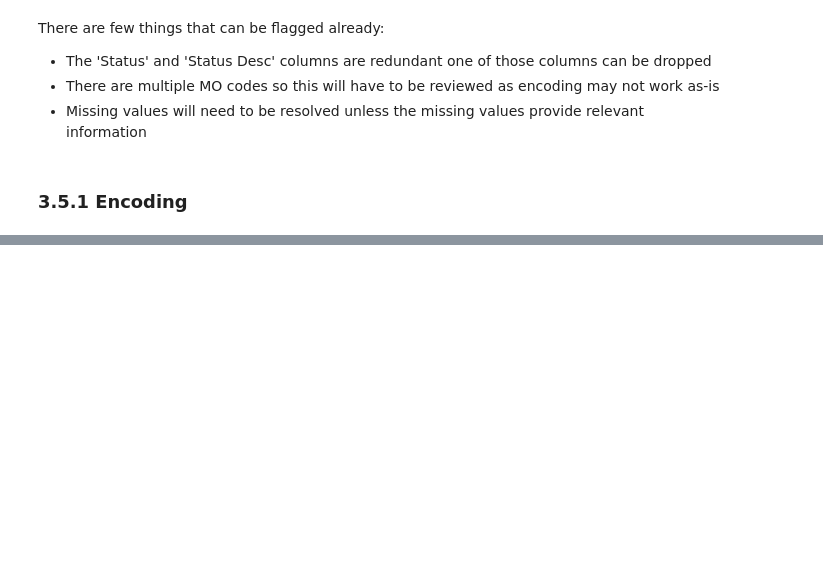
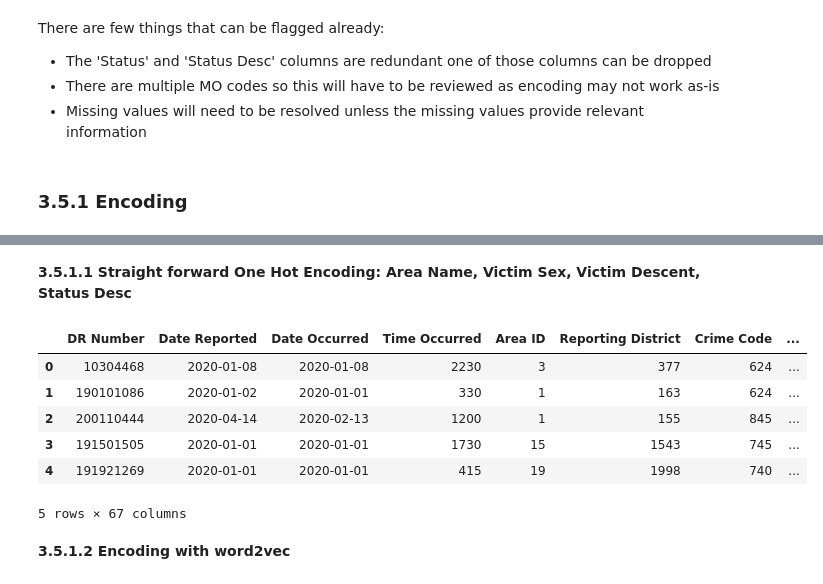
Before and after one commit to OCD0505/Springboard-Capstone-Project-Two, a Jupyter notebook: notebooks/3.0-faa-pre-processing-and-training-data-development.ipynb, the cells around one changed output, grey strips where cells are left out. Drawn from its saved outputs; the diff is of its cells as text; code cells hidden in the pictures; blank space fills up the shorter version.

```diff
--- a/notebooks/3.0-faa-pre-processing-and-training-data-development.ipynb
+++ b/notebooks/3.0-faa-pre-processing-and-training-data-development.ipynb
@@ -101,6 +117,11 @@ crimedf.drop(columns="Status", inplace=True)
 # unnamed 0: column has no information as it is the duplicate of the index
 
 crimedf.drop(columns="Unnamed: 0",inplace=True)
+# %%
+# convert date columns to datetime
+
+crimedf["Date Reported"]=pd.to_datetime(crimedf["Date Reported"])
+crimedf["Date Occurred"]=pd.to_datetime(crimedf["Date Occurred"])
 # %% [markdown]
 ### 3.5.1 Encoding <a id='3.5.1_encoding'></a>
 # %%
@@ -129,0 +166,20 @@ Feature Cross Street has 22588 unique values
+# %% [markdown]
+**3.5.1.1 Straight forward One Hot Encoding: Area Name, Victim Sex, Victim Descent, Status Desc** <a id='3.5.1.1_Encoding_with_get_Dummies'></a>
+# %%
+# Encoding Area Name, Victim Sex, Victim Descent, Status Desc
+
+encoded_crimedf = pd.get_dummies(crimedf,\
+                        columns=["Area Name","Victim Sex","Victim Descent","Status Desc"],\
+                        drop_first=True)
+# %%
+encoded_crimedf.head()
+# %% [output]
+|  | DR Number | Date Reported | Date Occurred | Time Occurred | Area ID | Reporting District | Crime Code | ... |
+| 0 | 10304468 | 2020-01-08 | 2020-01-08 | 2230 | 3 | 377 | 624 | ... |
+| 1 | 190101086 | 2020-01-02 | 2020-01-01 | 330 | 1 | 163 | 624 | ... |
+| 2 | 200110444 | 2020-04-14 | 2020-02-13 | 1200 | 1 | 155 | 845 | ... |
+| 3 | 191501505 | 2020-01-01 | 2020-01-01 | 1730 | 15 | 1543 | 745 | ... |
+| 4 | 191921269 | 2020-01-01 | 2020-01-01 | 415 | 19 | 1998 | 740 | ... |
+5 rows × 67 columns
+# %% [markdown]
+**3.5.1.2 Encoding with word2vec** <a id='3.5.1.2_Encoding_with_word2vec'></a>
```
Also changed, not shown: parts of 16 cells of this notebook.
